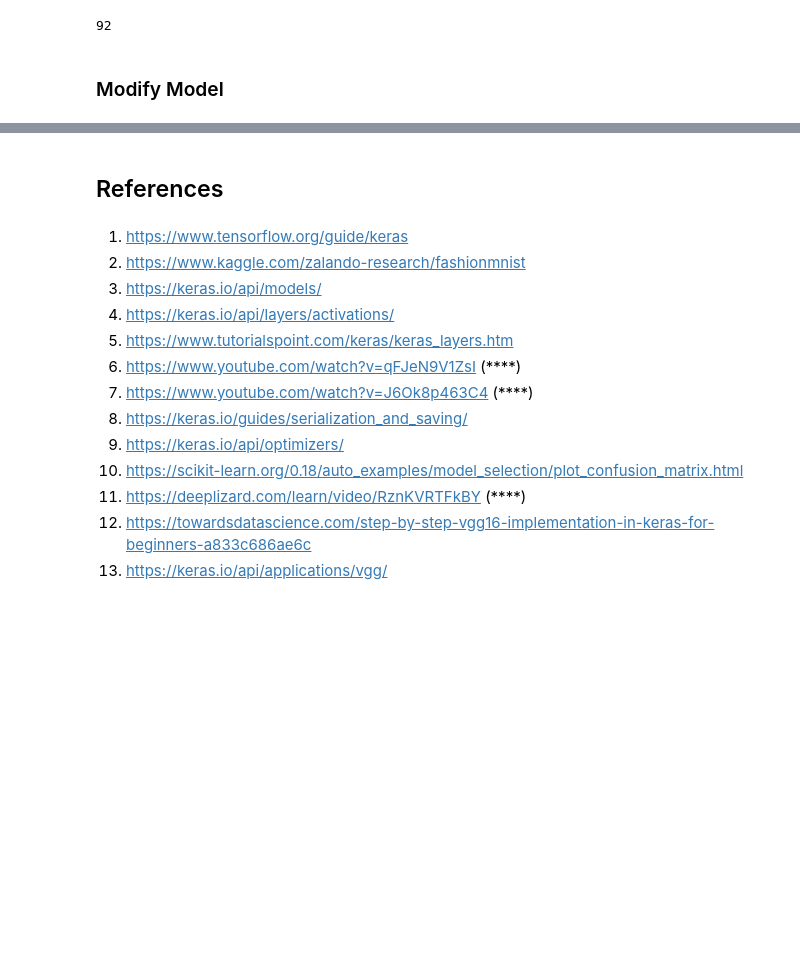
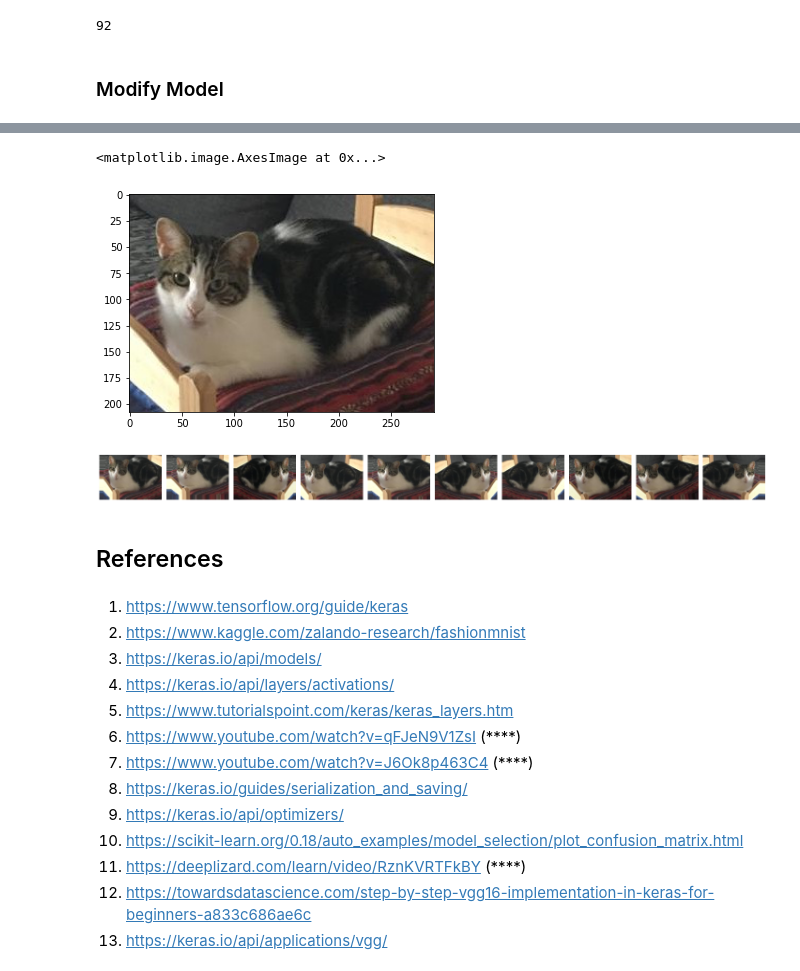
Before and after one commit to mabj/spikes, a Jupyter notebook: keras/keras_notes.ipynb, the cells around one changed output, grey strips where cells are left out. Cells and saved outputs as stored; diff of their text form; code cells hidden in the pictures; blank space fills up the shorter version.

```diff
--- a/keras/keras_notes.ipynb
+++ b/keras/keras_notes.ipynb
@@ -905,0 +960,7 @@ Epoch 30/30
+# %%
+img_path = "data/albano/sample.2.jpg"
+image = np.expand_dims(plt.imread(img_path), 0)
+plt.imshow(image[0])
+# %% [output]
+<matplotlib.image.AxesImage at 0x...>
+[figure, added]
@@ -906,3 +970,7 @@ Epoch 30/30
+# %%
+plot(aug_images)
+# %% [output]
+[figure, added]
 # %% [markdown]
 ## References
 # %% [markdown]
```
Also changed, not shown: parts of 39 cells of this notebook, 3 other files.
